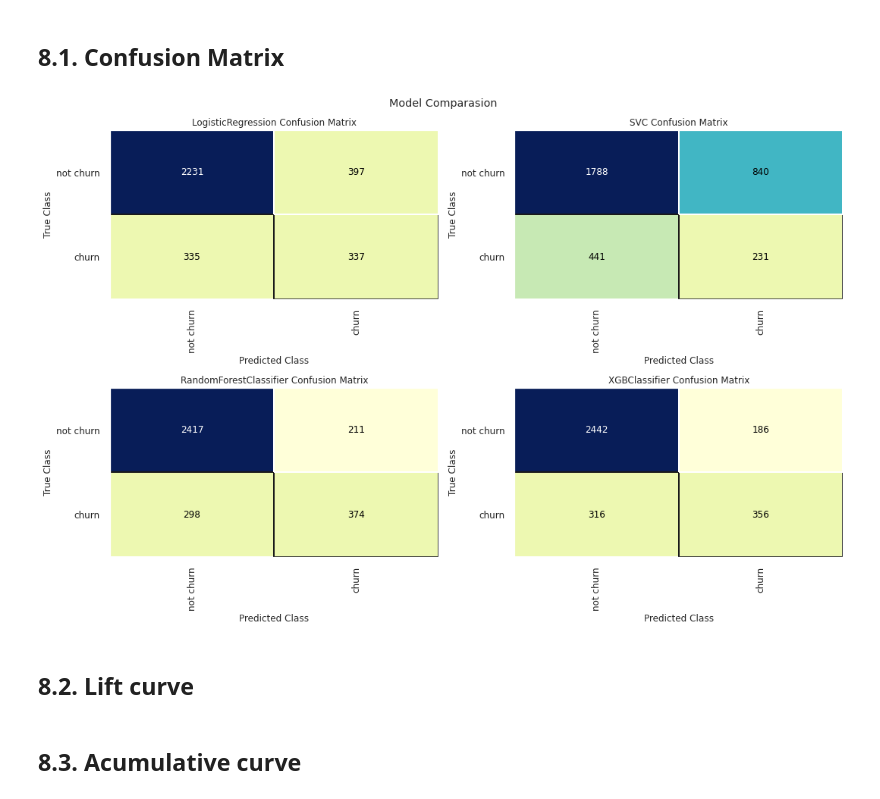
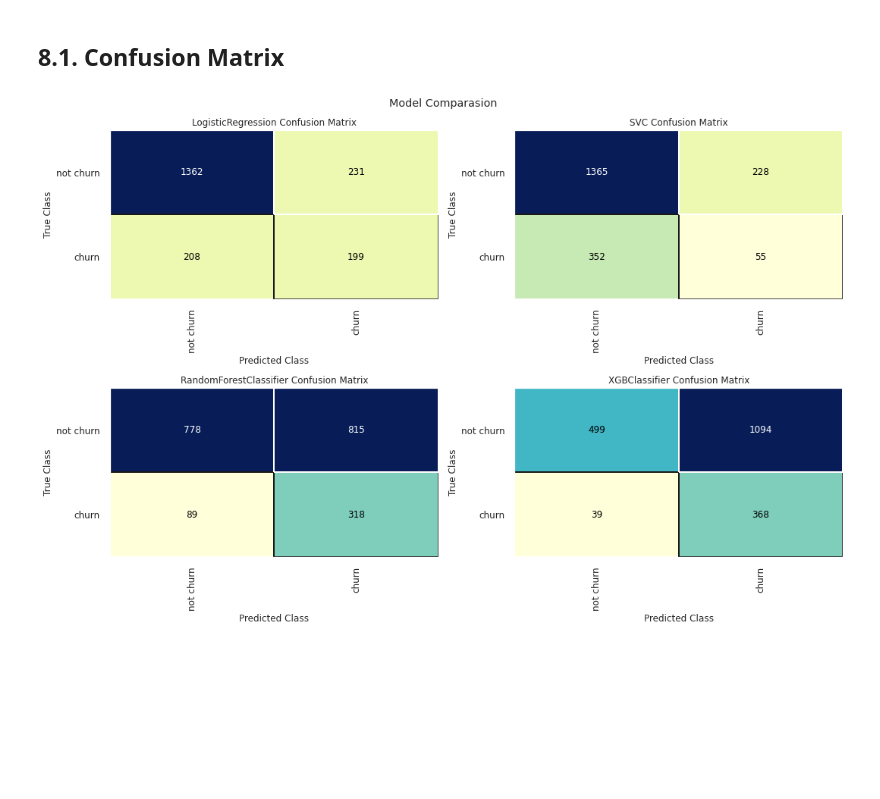
Before and after one commit to PedrosaFelipe/churn_predict, a Jupyter notebook: notebooks/v3.0_model_churn.ipynb, the cells around one changed output. Drawn from its saved outputs; the diff is of its cells as text; code cells hidden in the pictures; blank space fills up the shorter version.

```diff
--- a/notebooks/v3.0_model_churn.ipynb
+++ b/notebooks/v3.0_model_churn.ipynb
@@ -752,0 +1887,7 @@ NameError: name 'models_name' is not defined
+# %%
+# Encoding - apply one-hot encoding
+X_test_prep = pd.get_dummies(X_test_prep, prefix=['country'], columns=['geography'])
+X_test_prep = pd.get_dummies(X_test_prep, prefix=['gender'], columns=['gender'])
+# %%
+# target variable
+y_test = X_test_prep['exited'].copy()
@@ -752,0 +1997,18 @@ NameError: name 'models_name' is not defined
+# %%
+space={'max_depth': 5.0,
+        'gamma': 5.823651951003387,
+        'reg_alpha' : 91.0,
+        'reg_lambda' : 0.8844899888803859,
+        'colsample_bytree' : 0.6732348378984229,
+        'min_child_weight' : 9.0,
+        'n_estimators': 180,
+        'seed': 0
+    }
+# %%
+clf=XGBClassifier(
+                n_estimators =space['n_estimators'], max_depth = int(space['max_depth']), gamma = space['gamma'],
+                reg_alpha = int(space['reg_alpha']),min_child_weight=int(space['min_child_weight']),
+                colsample_bytree=int(space['colsample_bytree']))
+
+#clf.fit(x_test, y_test)
+clf.fit(x_balanced, y_balanced)
@@ -759,30 +2041,26 @@ df8 = df7.copy()
 # %%
 fig, axes = plt.subplots(2, 2, figsize=(15,10))
 
 fig.suptitle('Model Comparasion')
 
-cm_viz = ConfusionMatrix(lr,  classes=['not churn', 'churn'], support=True, cmap='YlGnBu', ax=axes[0][0])
-cm_viz.fit(x_train_res, x_train_res)
+cm_viz = ConfusionMatrix(logit,  classes=['not churn', 'churn'], support=True, cmap='YlGnBu', ax=axes[0][0])
+cm_viz.fit(x_balanced, y_balanced)
 cm_viz.score(x_test, y_test)
 cm_viz.finalize()
 
 cm_viz = ConfusionMatrix(svm,  classes=['not churn', 'churn'], support=True, cmap='YlGnBu', ax=axes[0][1])
-cm_viz.fit(x_train_res, x_train_res)
+cm_viz.fit(x_balanced, y_balanced)
 cm_viz.score(x_test, y_test)
 cm_viz.finalize()
 
 cm_viz = ConfusionMatrix(rf,  classes=['not churn', 'churn'], support=True, cmap='YlGnBu', ax=axes[1][0])
-cm_viz.fit(x_train_res, x_train_res)
+cm_viz.fit(x_balanced, y_balanced)
 cm_viz.score(x_test, y_test)
 cm_viz.finalize()
 
 cm_viz = ConfusionMatrix(xgb,  classes=['not churn', 'churn'], support=True, cmap='YlGnBu', ax=axes[1][1])
-cm_viz.fit(x_train_res, x_train_res)
+cm_viz.fit(x_balanced, y_balanced)
 cm_viz.score(x_test, y_test)
 cm_viz.finalize()
 # %% [output]
-[figure, old version]
+[figure, new version]
-# %% [markdown]
-## 8.2. Lift curve
-# %% [markdown]
-## 8.3. Acumulative curve
```
Also changed, not shown: parts of 241 cells of this notebook, 21 other files.
